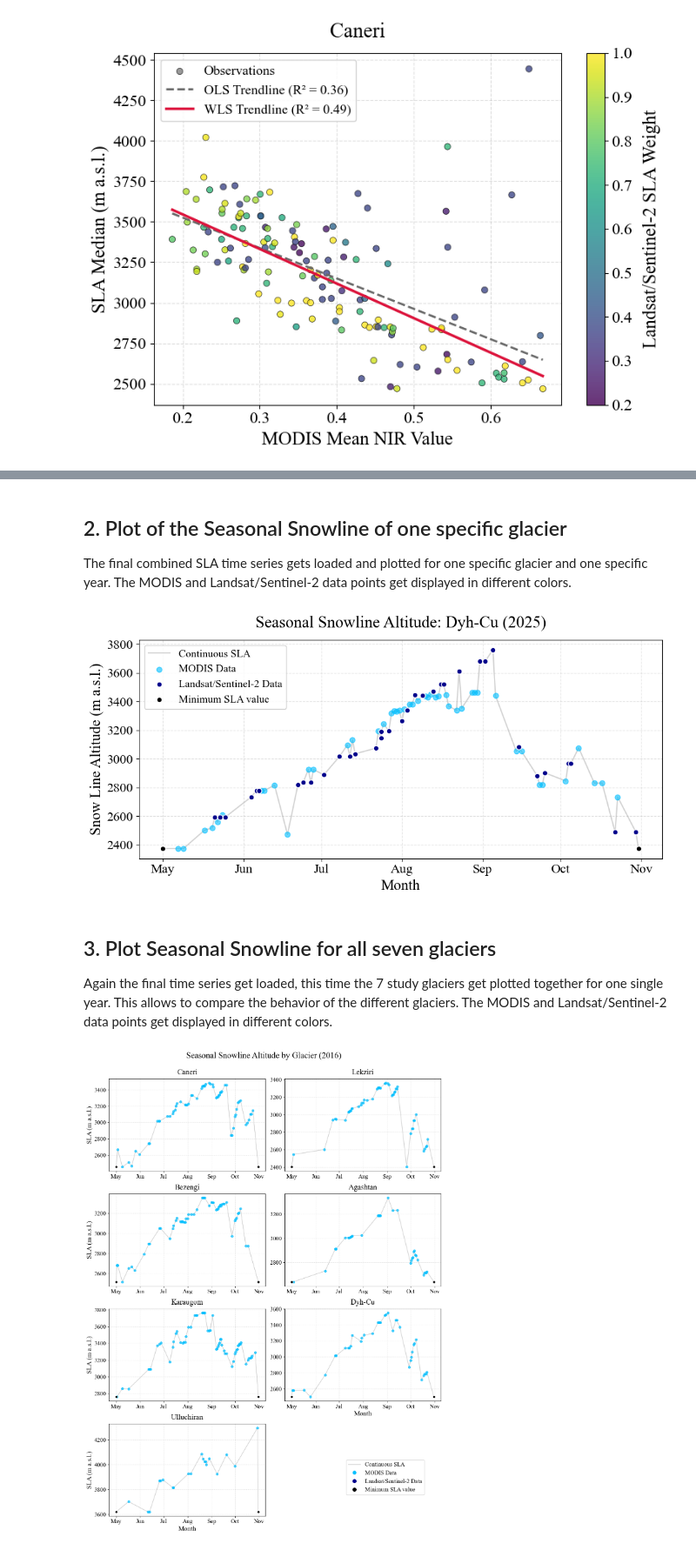
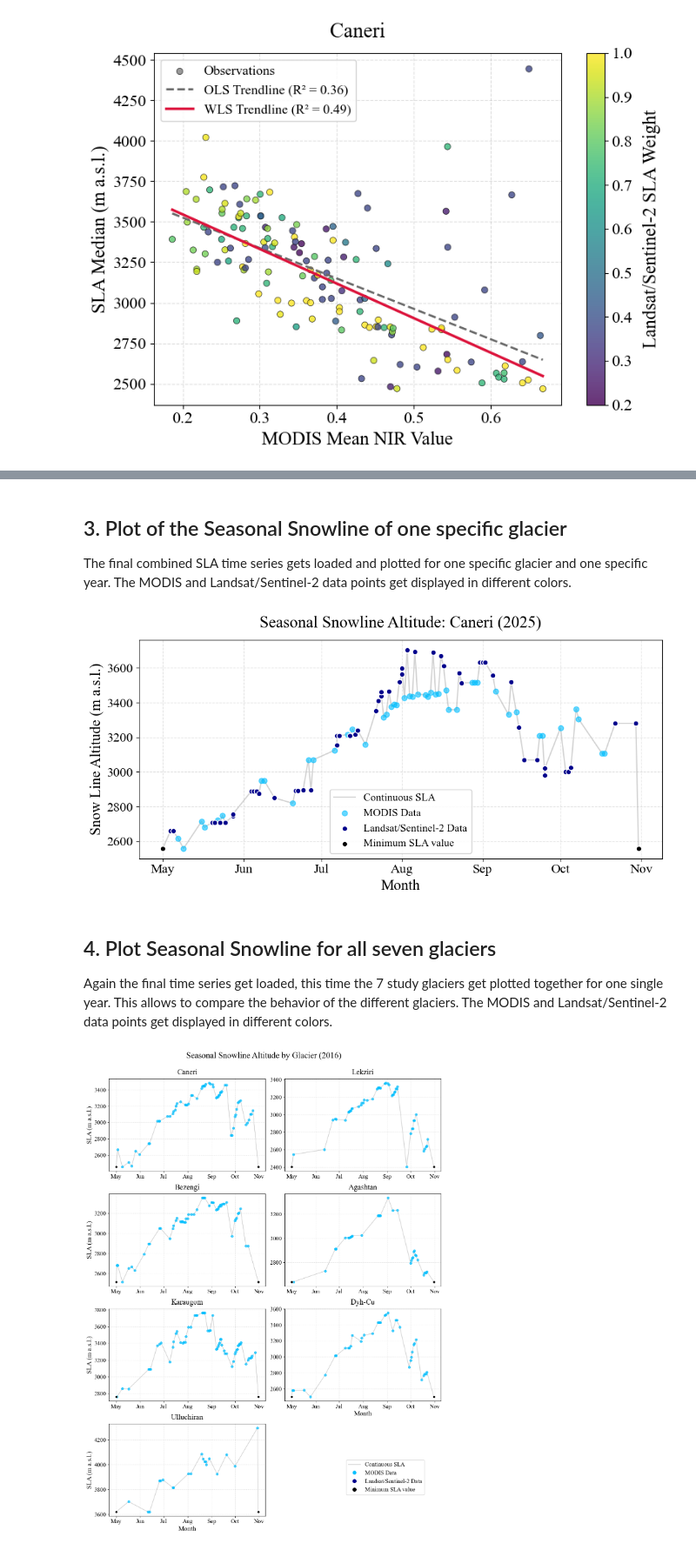
Before and after one commit to sruetimann/Bsc_Thesis, a Jupyter notebook: notebooks/Figures.ipynb, the cells around one changed output, grey strips where cells are left out. Shown at 87% size. Drawn from its saved outputs; the diff is of its cells as text; code cells hidden in the pictures.

```diff
--- a/notebooks/Figures.ipynb
+++ b/notebooks/Figures.ipynb
@@ -102,5 +222,5 @@ if GLACIER_TO_PLOT in clean_datasets:
 # %% [markdown]
-## 2. Plot of the Seasonal Snowline of one specific glacier
+## 3. Plot of the Seasonal Snowline of one specific glacier
 The final combined SLA time series gets loaded and plotted for one specific glacier and one specific year. The MODIS and Landsat/Sentinel-2 data points get displayed in different colors.
 # %%
 import pandas as pd
@@ -109,7 +229,7 @@ import matplotlib.dates as mdates
 import os
 
 # Settings
-GLACIER_TO_PLOT = 'Dyh-Cu'
+GLACIER_TO_PLOT = 'Caneri'
 TARGET_YEAR = 2025
 
 # Load data
@@ -155,37 +275,37 @@ else:
     ax.scatter(df_ls_year['date'], df_ls_year['Final_Composite_SLA'],
                color='darkblue', s=40, edgecolor='white', linewidth=1,
                label='Landsat/Sentinel-2 Data', zorder=3)
 
     # Trace 4: The Seasonal Boundaries
     ax.scatter(df_boundary_year['date'], df_boundary_year['Final_Composite_SLA'],
                color='black', s=40, edgecolor='white', linewidth=1,
                label='Minimum SLA value', zorder=4)
 
     # Layout and formatting
     ax.set_title(f"Seasonal Snowline Altitude: {GLACIER_TO_PLOT} ({TARGET_YEAR})", pad=15)
     ax.set_ylabel("Snow Line Altitude (m a.s.l.)")
     ax.set_xlabel("Month")
 
     ax.xaxis.set_major_locator(mdates.MonthLocator())
     ax.xaxis.set_major_formatter(mdates.DateFormatter('%b'))
 
     ax.grid(True, linestyle='--', alpha=0.4, zorder=0)
 
-    ax.legend(loc='upper left', framealpha=0.9)
+    ax.legend(loc='lower center', framealpha=0.9)
 
     # keep the months horizontal
     ax.tick_params(axis='x', rotation=0)
 
     plt.tight_layout()
     plt.show()
 
     # Save the image
     output_filename = f"../results/Combined_SLA_timeseries/TimeSeries_{GLACIER_TO_PLOT}_{TARGET_YEAR}.png"
     fig.savefig(output_filename, dpi=300, bbox_inches='tight')
 # %% [output]
-[figure, old version]
+[figure, new version]
 # %% [markdown]
-## 3. Plot Seasonal Snowline for all seven glaciers
+## 4. Plot Seasonal Snowline for all seven glaciers
 Again the final time series get loaded, this time the 7 study glaciers get plotted together for one single year. This allows to compare the behavior of the different glaciers. The MODIS and Landsat/Sentinel-2 data points get displayed in different colors.
 # %%
 import pandas as pd
```
Also changed, not shown: parts of 7 cells of this notebook, 10 other files.
